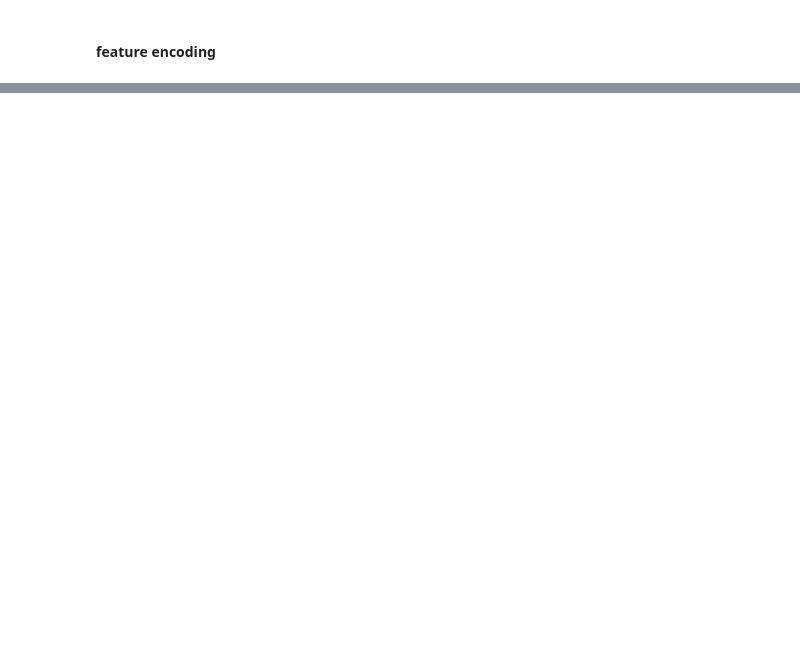
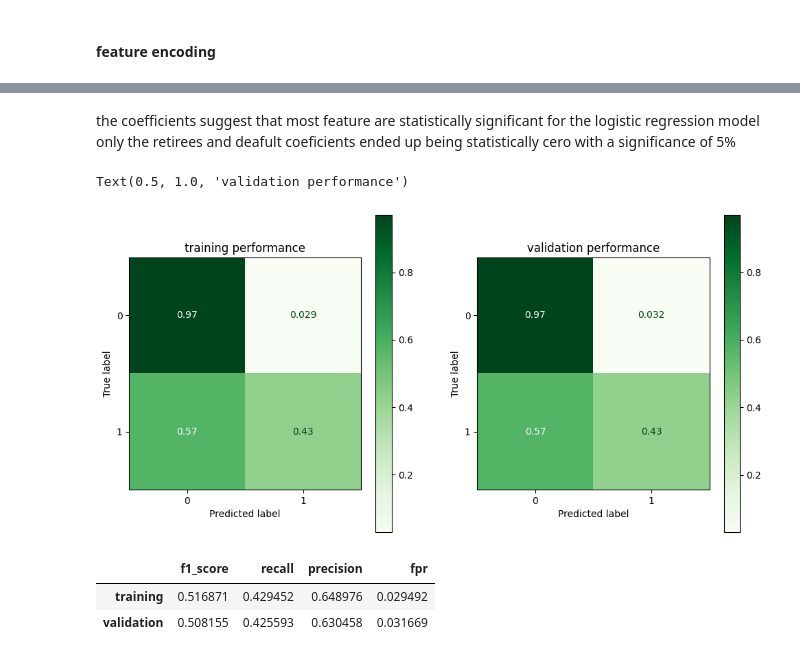
Before and after one commit to scardenasc22/STDS-at3, a Jupyter notebook: classification_model.ipynb, the cells around one changed output, grey strips where cells are left out. Cells and saved outputs as stored; diff of their text form; code cells hidden in the pictures; blank space fills up the shorter version.

Commit message:
parametric model and threshold tunning

```diff
--- a/classification_model.ipynb
+++ b/classification_model.ipynb
@@ -279,0 +282,13 @@ memory usage: 2.6 MB
+# %%
+# two new features were created to account for skweness in the distribution
+df_cleaned['log_campaign'] = np.log(df_cleaned['campaign'])
+df_cleaned['log_duration'] = np.log(df_cleaned['duration'])
+
+num_cols = df_cleaned.select_dtypes('number').columns.tolist()
+num_cols.remove('y')
+
+from sklearn.preprocessing import StandardScaler
+scaler = StandardScaler()
+scaler.fit(df_cleaned[num_cols])
+df_cleaned[num_cols] = scaler.transform(df_cleaned[num_cols])
+df_cleaned.info()
@@ -328,0 +364,7 @@ memory usage: 9.4 MB
+# %%
+from sklearn.model_selection import train_test_split
+y = df_cleaned.pop('y')
+x = df_cleaned
+x_train, x_val, y_train, y_val = train_test_split(x, y, test_size = 0.3, stratify = y, random_state = 1)
+print(x_train.shape, x_val.shape)
+print(y_train.shape, y_val.shape)
@@ -328,0 +378,4 @@ memory usage: 9.4 MB
+# %%
+import statsmodels.api as sm
+lr = sm.Logit(y_train, x_train).fit()
+lr.summary()
@@ -328,0 +410,38 @@ memory usage: 9.4 MB
+# %% [markdown]
+the coefficients suggest that most feature are statistically significant for the logistic regression model <br>
+only the retirees and deafult coeficients ended up being statistically cero with a significance of 5%
+# %%
+from sklearn.metrics import ConfusionMatrixDisplay
+threshold = 0.5
+train_pred = lr.predict(x_train)
+train_pred = (train_pred > threshold).astype('int64')
+val_pred = lr.predict(x_val)
+val_pred = (val_pred > threshold).astype('int64')
+fig, axis = plt.subplots(1, 2, figsize = (12, 6))
+ConfusionMatrixDisplay.from_predictions(y_true = y_train, y_pred = train_pred, normalize = 'true', cmap='Greens', ax = axis[0])
+ConfusionMatrixDisplay.from_predictions(y_true = y_val, y_pred = val_pred, normalize = 'true', cmap='Greens', ax = axis[1])
+axis[0].set_title('training performance')
+axis[1].set_title('validation performance')
+# %% [output]
+Text(0.5, 1.0, 'validation performance')
+[figure, added]
+# %%
+from sklearn.metrics import f1_score, recall_score, precision_score, confusion_matrix
+
+def fpr_score(y, y_pred, neg_label, pos_label):
+    cm = confusion_matrix(y, y_pred, labels=[neg_label, pos_label])
+    tn, fp, _, _ = cm.ravel()
+    tnr = tn / (tn + fp)
+    return 1 - tnr
+
+results_df = pd.DataFrame()
+results_df['f1_score'] = [f1_score(y_train, train_pred), f1_score(y_val, val_pred)]
+results_df['recall'] = [recall_score(y_train, train_pred), recall_score(y_val, val_pred)]
+results_df['precision'] = [precision_score(y_train, train_pred), precision_score(y_val, val_pred)]
+results_df['fpr'] = [fpr_score(y_train, train_pred, neg_label = 0, pos_label = 1), fpr_score(y_val, val_pred, neg_label = 0, pos_label = 1)]
+results_df.index = ['training', 'validation']
+results_df
+# %% [output]
+|  | f1_score | recall | precision | fpr |
+| training | 0.516871 | 0.429452 | 0.648976 | 0.029492 |
+| validation | 0.508155 | 0.425593 | 0.630458 | 0.031669 |
```
Also changed, not shown: parts of 18 cells of this notebook, 1 other file.
